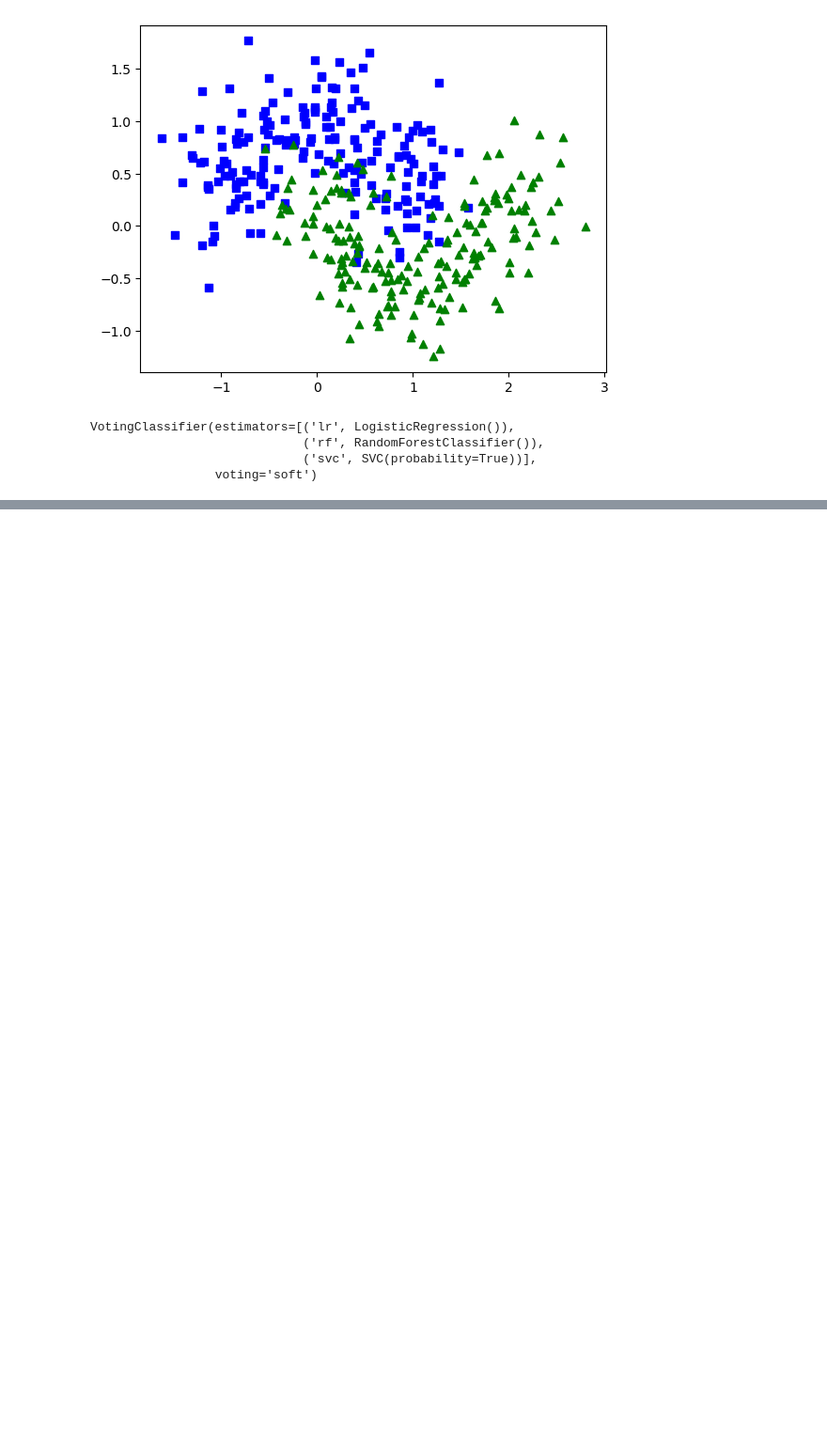
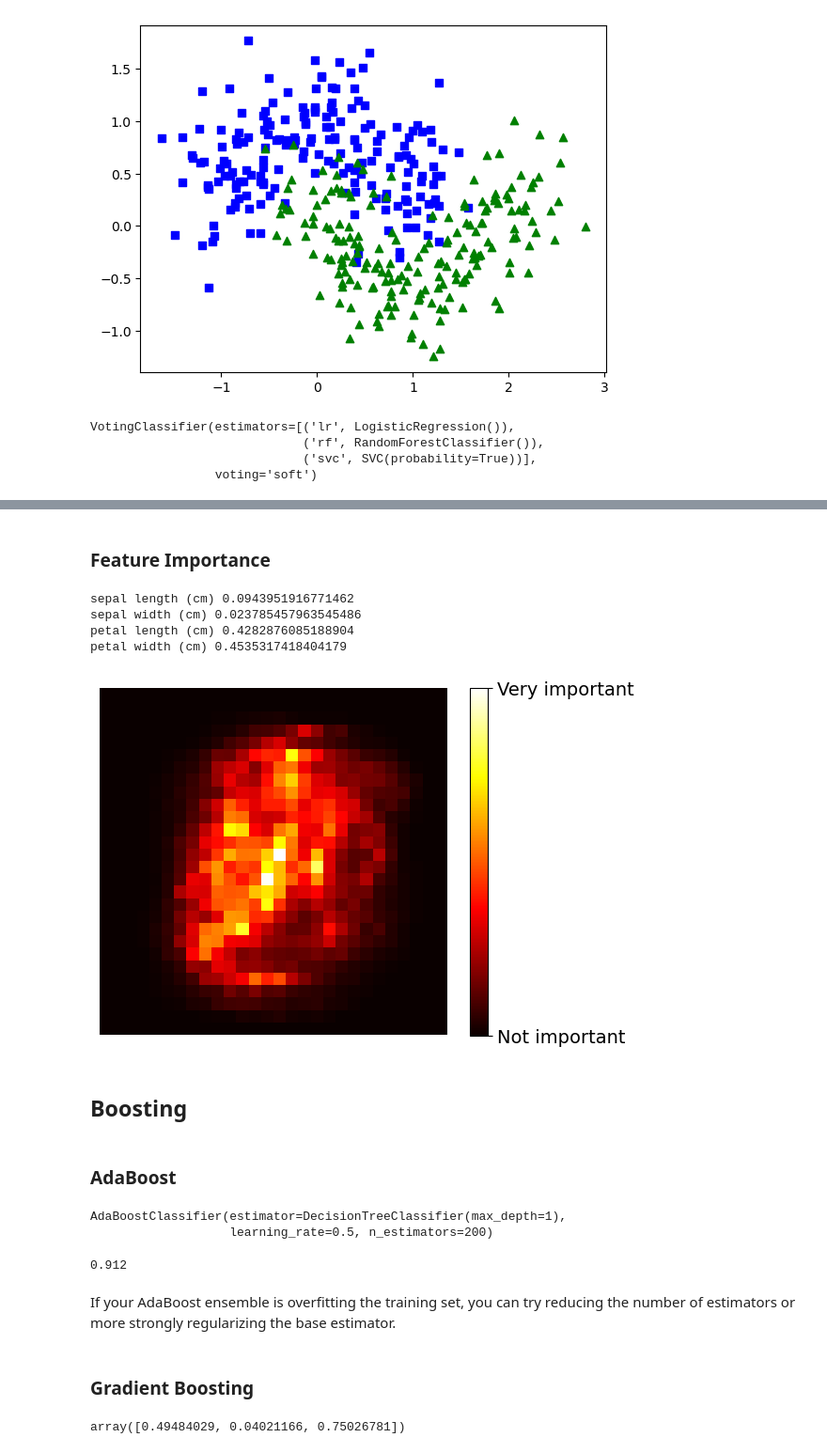
Before and after one commit to Ellzo/handson-ml-mysolutions, a Jupyter notebook: Chapter7/Ensemble Learning.ipynb, the cells around one changed output, grey strips where cells are left out. Shown at 94% size. Saved outputs shown, nothing was run; the diff lists cells and outputs as text; code cells hidden in the pictures; blank space fills up the shorter version.

Commit message:
Boosting methods

```diff
--- a/Chapter7/Ensemble Learning.ipynb
+++ b/Chapter7/Ensemble Learning.ipynb
@@ -50,0 +127,79 @@ VotingClassifier 0.92
+# %% [markdown]
+### Feature Importance
+# %%
+from sklearn.datasets import load_iris
+
+iris = load_iris()
+rnd_clf = RandomForestClassifier(n_estimators=500, n_jobs=-1)
+rnd_clf.fit(iris["data"], iris["target"])
+for name, score in zip(iris["feature_names"], rnd_clf.feature_importances_):
+    print(name, score)
+# %% [output]
+sepal length (cm) 0.0943951916771462
+sepal width (cm) 0.023785457963545486
+petal length (cm) 0.4282876085188904
+petal width (cm) 0.4535317418404179
+# %%
+from sklearn.datasets import fetch_openml
+
+X_mnist, y_mnist = fetch_openml('mnist_784', return_X_y=True, as_frame=False, parser='auto')
+
+rnd_clf = RandomForestClassifier(n_estimators=100, random_state=42)
+rnd_clf.fit(X_mnist, y_mnist)
+
+heatmap_image = rnd_clf.feature_importances_.reshape(28, 28)
+plt.imshow(heatmap_image, cmap="hot")
+cbar = plt.colorbar(ticks=[rnd_clf.feature_importances_.min(),
+                           rnd_clf.feature_importances_.max()])
+cbar.ax.set_yticklabels(['Not important', 'Very important'], fontsize=14)
+plt.axis("off")
+plt.show()
+# %% [output]
+[figure, added]
+# %% [markdown]
+## Boosting
+# %% [markdown]
+### AdaBoost
+# %%
+from sklearn.ensemble import AdaBoostClassifier
+ada_clf = AdaBoostClassifier(
+            DecisionTreeClassifier(max_depth=1), n_estimators=200,
+            algorithm="SAMME.R", learning_rate=0.5)
+ada_clf.fit(X_train, y_train)
+# %% [output]
+AdaBoostClassifier(estimator=DecisionTreeClassifier(max_depth=1),
+                   learning_rate=0.5, n_estimators=200)
+# %%
+accuracy_score(y_test, y_pred)
+# %% [output]
+0.912
+# %% [markdown]
+If your AdaBoost ensemble is overfitting the training set, you can
+try reducing the number of estimators or more strongly regularizing the base estimator.
+# %% [markdown]
+### Gradient Boosting
+# %%
+from sklearn.tree import DecisionTreeRegressor
+import numpy as np
+from sklearn.tree import DecisionTreeRegressor
+
+np.random.seed(42)
+X = np.random.rand(100, 1) - 0.5
+y = 3 * X[:, 0] ** 2 + 0.05 * np.random.randn(100)  # y = 3x² + Gaussian noise
+
+tree_reg1 = DecisionTreeRegressor(max_depth=2)
+tree_reg1.fit(X, y)
+
+y2 = y - tree_reg1.predict(X)
+tree_reg2 = DecisionTreeRegressor(max_depth=2)
+tree_reg2.fit(X, y2)
+
+y3 = y2 - tree_reg2.predict(X)
+tree_reg3 = DecisionTreeRegressor(max_depth=2)
+tree_reg3.fit(X, y3)
+
+X_new = np.array([[-0.4], [0.], [0.5]])
+y_pred = sum(tree.predict(X_new) for tree in (tree_reg1, tree_reg2, tree_reg3))
+y_pred
+# %% [output]
+array([0.49484029, 0.04021166, 0.75026781])
```
Also changed, not shown: parts of 20 cells of this notebook.
